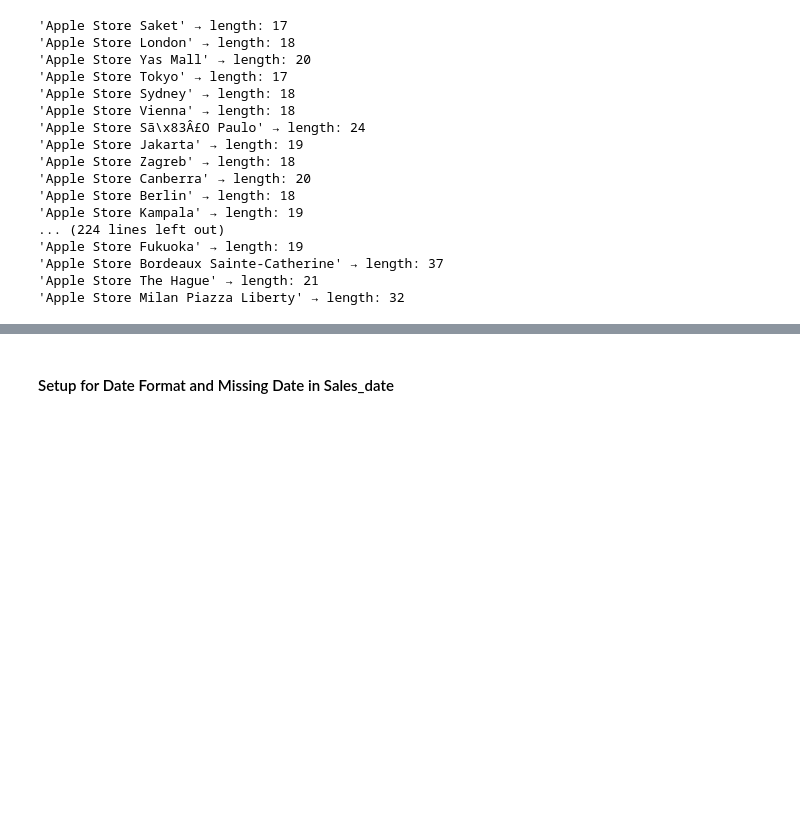
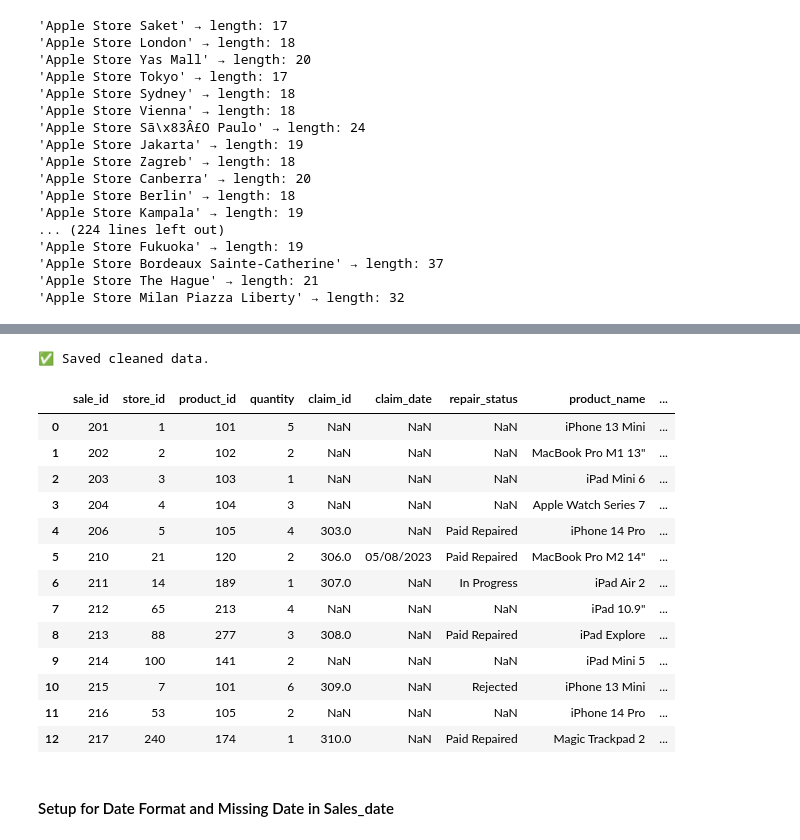
Before and after one commit to Syed-Moinuddin2025/SQL-Python-Learning-Journey, a Jupyter notebook: 01_Apple_Store_Analytics_Project/AppleStore_Analysis.ipynb, the cells around one changed output, grey strips where cells are left out. Cells and saved outputs as stored; diff of their text form; code cells hidden in the pictures; blank space fills up the shorter version.

```diff
--- a/01_Apple_Store_Analytics_Project/AppleStore_Analysis.ipynb
+++ b/01_Apple_Store_Analytics_Project/AppleStore_Analysis.ipynb
@@ -793,3 +871,33 @@ df.to_csv("final_store_data_normalized.csv", index=False)
+# %%
+import unicodedata
+
+def normalize_unicode(text):
+    return unicodedata.normalize("NFKC", str(text)).strip()
+
+df['store_name'] = df['store_name'].apply(normalize_unicode)
+df['city'] = df['city'].apply(normalize_unicode)
+# %%
+df.to_csv(r"D:\sql_python_mastery\Python_Journey\01_Apple_Store_Analytics_Project\final_store_data_normalized.csv", index=False)
+print("✅ Saved cleaned data.")
+# %% [output]
+✅ Saved cleaned data.
+# %%
+df.head(13)
+# %% [output]
+|  | sale_id | store_id | product_id | quantity | claim_id | claim_date | repair_status | product_name | ... |
+| 0 | 201 | 1 | 101 | 5 | NaN | NaN | NaN | iPhone 13 Mini | ... |
+| 1 | 202 | 2 | 102 | 2 | NaN | NaN | NaN | MacBook Pro M1 13" | ... |
+| 2 | 203 | 3 | 103 | 1 | NaN | NaN | NaN | iPad Mini 6 | ... |
+| 3 | 204 | 4 | 104 | 3 | NaN | NaN | NaN | Apple Watch Series 7 | ... |
+| 4 | 206 | 5 | 105 | 4 | 303.0 | NaN | Paid Repaired | iPhone 14 Pro | ... |
+| 5 | 210 | 21 | 120 | 2 | 306.0 | 05/08/2023 | Paid Repaired | MacBook Pro M2 14" | ... |
+| 6 | 211 | 14 | 189 | 1 | 307.0 | NaN | In Progress | iPad Air 2 | ... |
+| 7 | 212 | 65 | 213 | 4 | NaN | NaN | NaN | iPad 10.9" | ... |
+| 8 | 213 | 88 | 277 | 3 | 308.0 | NaN | Paid Repaired | iPad Explore | ... |
+| 9 | 214 | 100 | 141 | 2 | NaN | NaN | NaN | iPad Mini 5 | ... |
+| 10 | 215 | 7 | 101 | 6 | 309.0 | NaN | Rejected | iPhone 13 Mini | ... |
+| 11 | 216 | 53 | 105 | 2 | NaN | NaN | NaN | iPhone 14 Pro | ... |
+| 12 | 217 | 240 | 174 | 1 | 310.0 | NaN | Paid Repaired | Magic Trackpad 2 | ... |
 # %% [markdown]
 ####  Setup for Date Format and Missing Date in Sales_date
 # %% [markdown]
```
Also changed, not shown: parts of 8 cells of this notebook, 1 other file.
